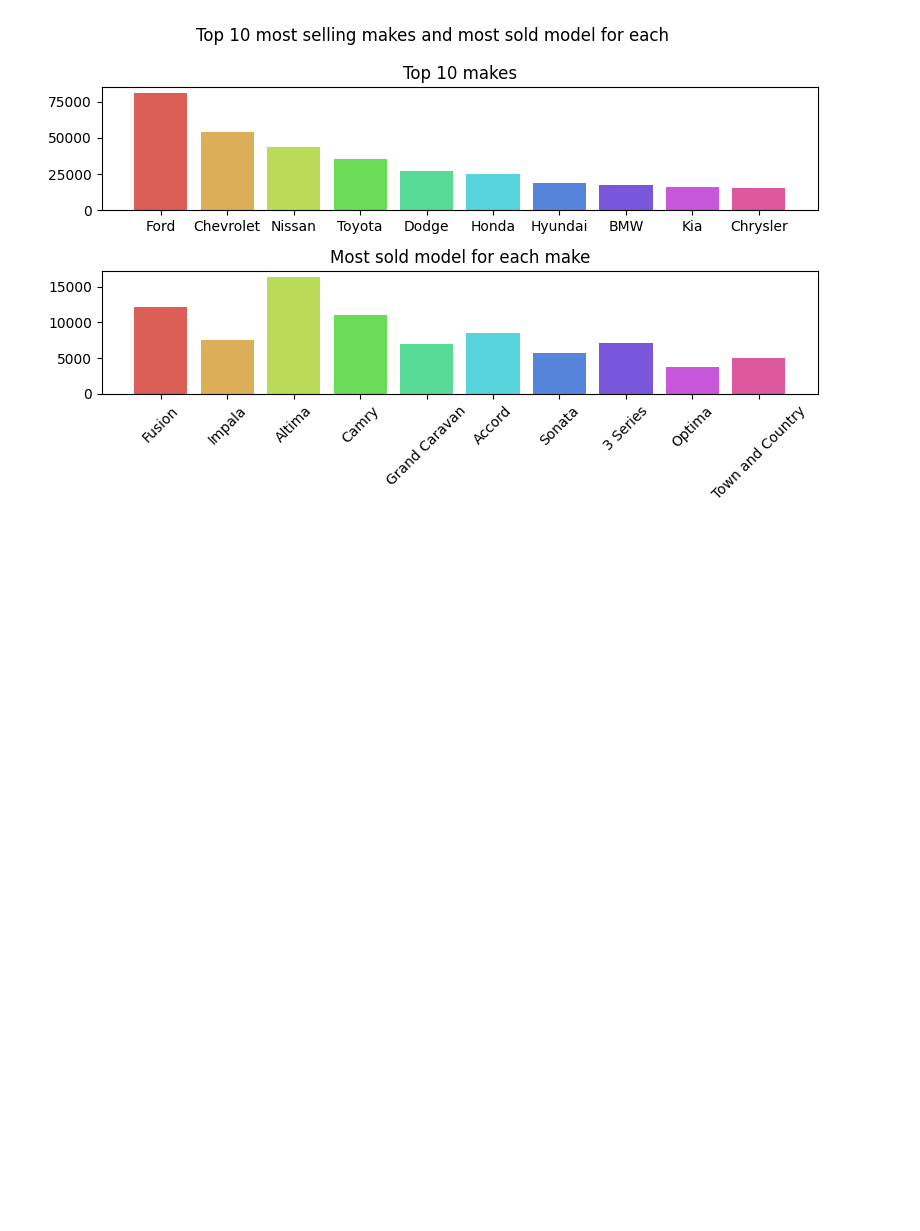
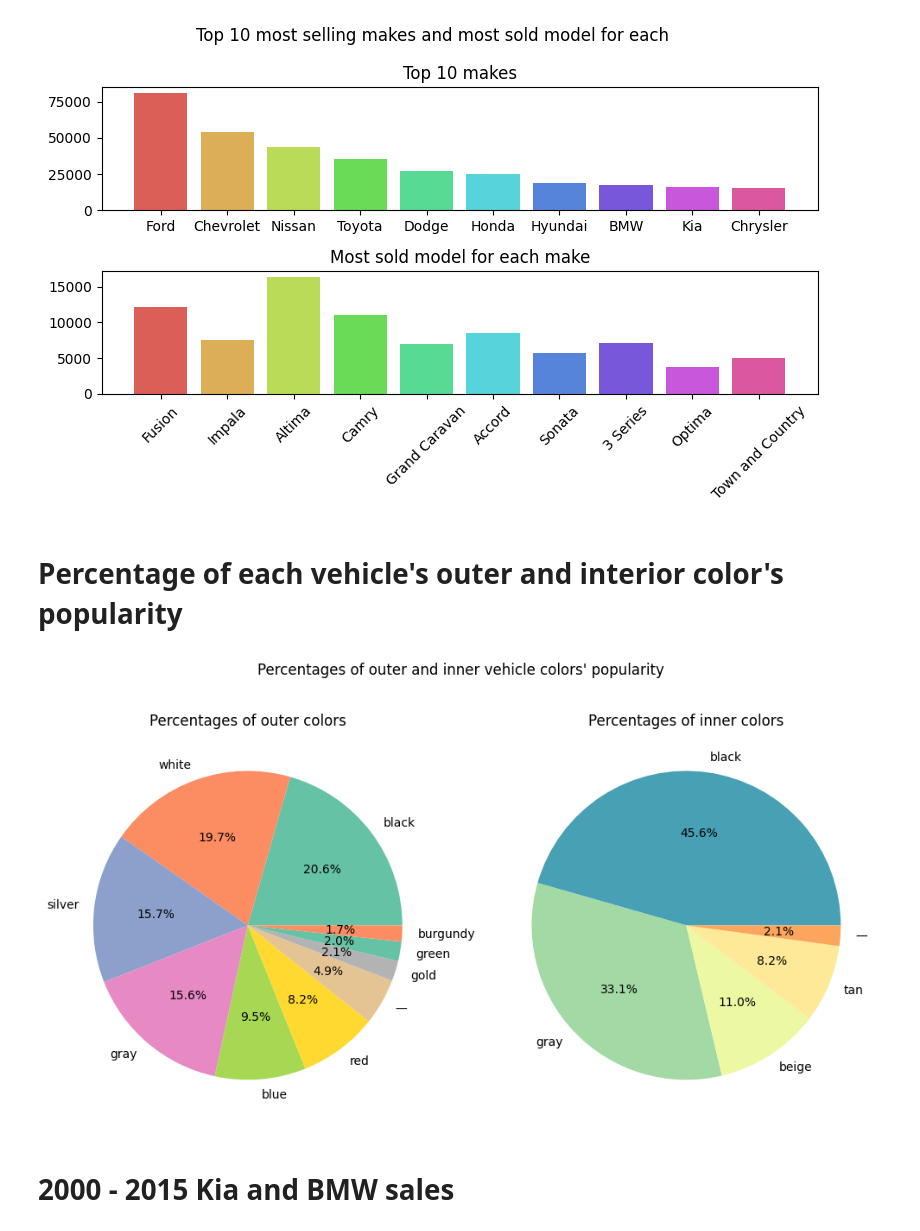
Before and after one commit to Amira-Bekhta/Vehicle_sales_case_study, a Jupyter notebook: Analytics/Popularity.ipynb, the cells around one changed output. Drawn from its saved outputs; the diff is of its cells as text; code cells hidden in the pictures; blank space fills up the shorter version.

```diff
--- a/Analytics/Popularity.ipynb
+++ b/Analytics/Popularity.ipynb
@@ -50,3 +50,27 @@ plt.tight_layout()
 plt.show()
 # %% [output]
 [figure]
+# %% [markdown]
+# Percentage of each vehicle's outer and interior color's popularity
+# %%
+outer = data.color.value_counts()
+interior = data.interior.value_counts()
+# %%
+fig, ax = plt.subplots(nrows=1, ncols=2, figsize=(10, 6))
+
+out_color_counts = np.arange(10) # Top 10
+inter_color_counts = np.arange(5) # Top 5
+
+ax[0].pie(x = outer.iloc[out_color_counts], labels= outer.index[out_color_counts], colors=sns.color_palette("Set2"), autopct='%1.1f%%')
+ax[0].set_title("Percentages of outer colors")
+
+ax[1].pie(x = interior.iloc[inter_color_counts], labels= interior.index[inter_color_counts], colors=sns.color_palette("Spectral_r"), autopct='%1.1f%%')
+ax[1].set_title("Percentages of inner colors")
+
+plt.suptitle("Percentages of outer and inner vehicle colors' popularity")
+plt.tight_layout()
+plt.show()
+# %% [output]
+[figure, added]
+# %% [markdown]
+# 2000 - 2015 Kia and BMW sales
```
Also changed, not shown: 1 other file.
